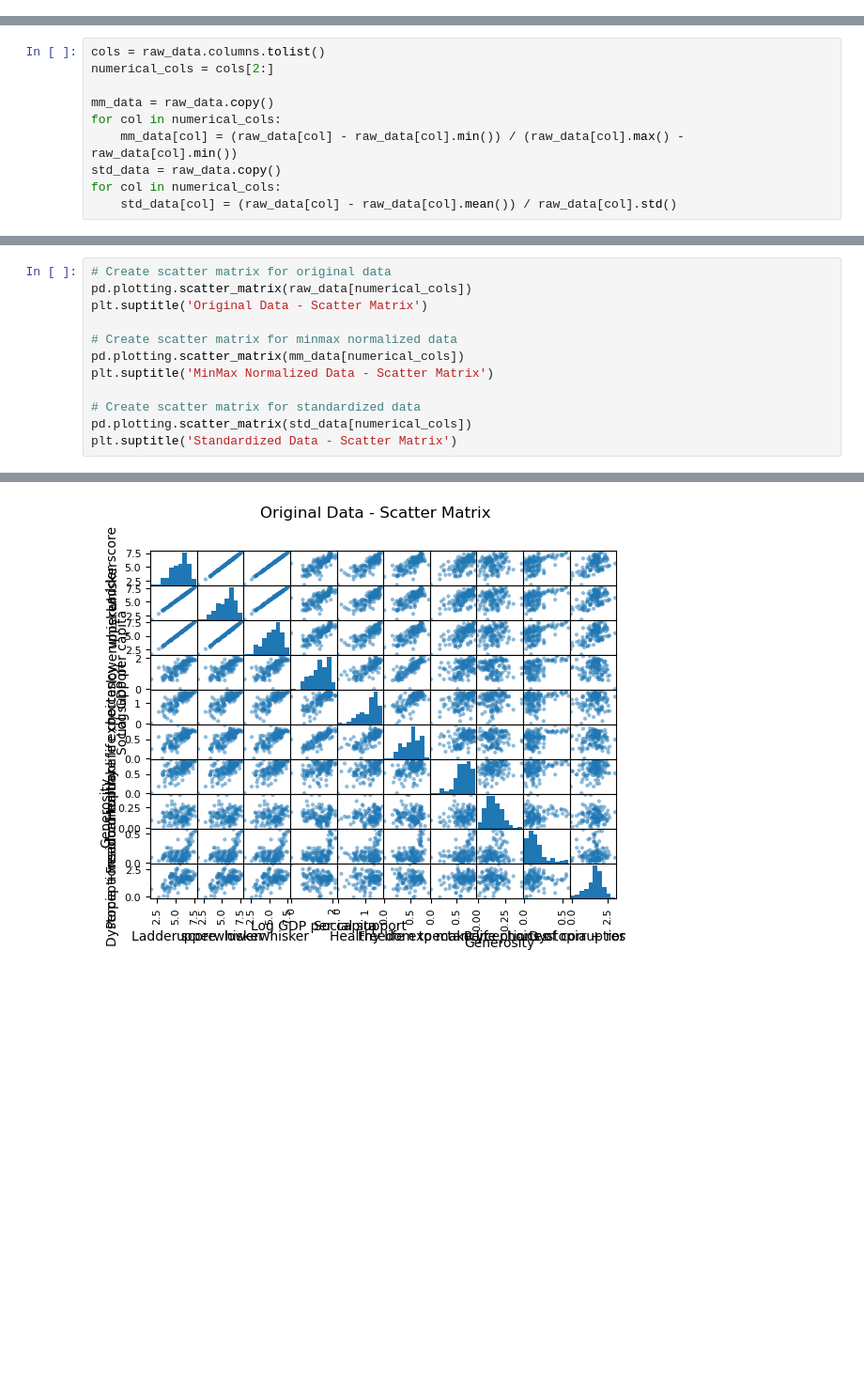
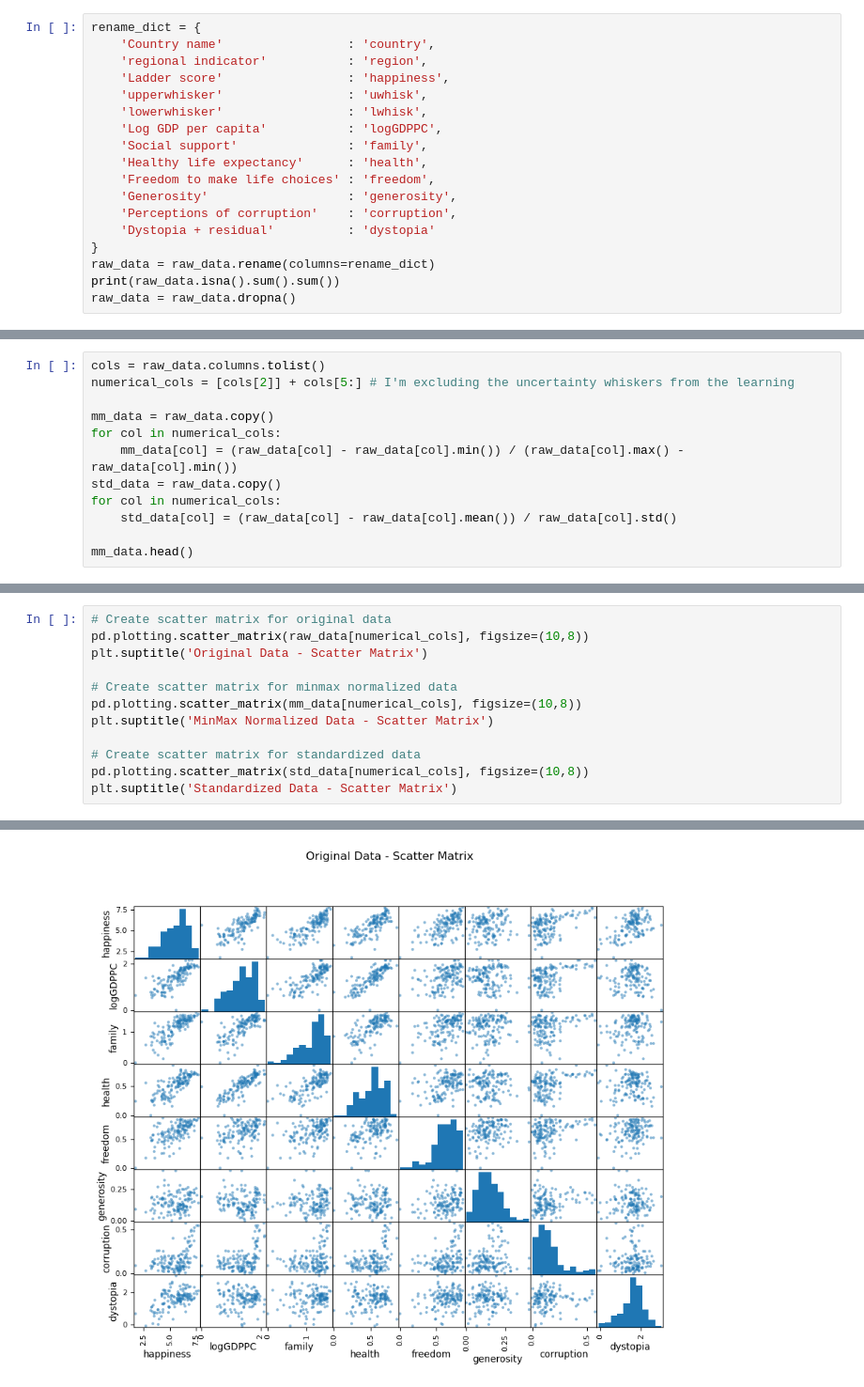
Before and after one commit to wtaranto/DSPS_wtaranto, a Jupyter notebook: HW7/happiness-project.ipynb, the cells around one changed output, grey strips where cells are left out. Shown at 94% size. Drawn from its saved outputs; the diff is of its cells as text; blank space fills up the shorter version.

```diff
--- a/HW7/happiness-project.ipynb
+++ b/HW7/happiness-project.ipynb
@@ -34,0 +39,18 @@ raw_data = raw_data.dropna()
+# %%
+rename_dict = {
+    'Country name'                 : 'country',
+    'regional indicator'           : 'region',
+    'Ladder score'                 : 'happiness',
+    'upperwhisker'                 : 'uwhisk',
+    'lowerwhisker'                 : 'lwhisk',
+    'Log GDP per capita'           : 'logGDPPC',
+    'Social support'               : 'family',
+    'Healthy life expectancy'      : 'health',
+    'Freedom to make life choices' : 'freedom',
+    'Generosity'                   : 'generosity',
+    'Perceptions of corruption'    : 'corruption',
+    'Dystopia + residual'          : 'dystopia'
+}
+raw_data = raw_data.rename(columns=rename_dict)
+print(raw_data.isna().sum().sum())
+raw_data = raw_data.dropna()
@@ -35,6 +59,6 @@ raw_data = raw_data.dropna()
 # %%
 cols = raw_data.columns.tolist()
-numerical_cols = cols[2:]
+numerical_cols = [cols[2]] + cols[5:] # I'm excluding the uncertainty whiskers from the learning
 
 mm_data = raw_data.copy()
 for col in numerical_cols:
@@ -42,3 +66,5 @@ for col in numerical_cols:
 std_data = raw_data.copy()
 for col in numerical_cols:
     std_data[col] = (raw_data[col] - raw_data[col].mean()) / raw_data[col].std()
+
+mm_data.head()
@@ -69,15 +102,15 @@ mm_data.describe()
 # %%
 # Create scatter matrix for original data
-pd.plotting.scatter_matrix(raw_data[numerical_cols])
+pd.plotting.scatter_matrix(raw_data[numerical_cols], figsize=(10,8))
 plt.suptitle('Original Data - Scatter Matrix')
 
 # Create scatter matrix for minmax normalized data
-pd.plotting.scatter_matrix(mm_data[numerical_cols])
+pd.plotting.scatter_matrix(mm_data[numerical_cols], figsize=(10,8))
 plt.suptitle('MinMax Normalized Data - Scatter Matrix')
 
 # Create scatter matrix for standardized data
-pd.plotting.scatter_matrix(std_data[numerical_cols])
+pd.plotting.scatter_matrix(std_data[numerical_cols], figsize=(10,8))
 plt.suptitle('Standardized Data - Scatter Matrix')
 # %% [output]
 Text(0.5, 0.98, 'Standardized Data - Scatter Matrix')
-[figure, old version]
+[figure, new version]
```
Also changed, not shown: parts of 19 cells of this notebook, 1 other file.
